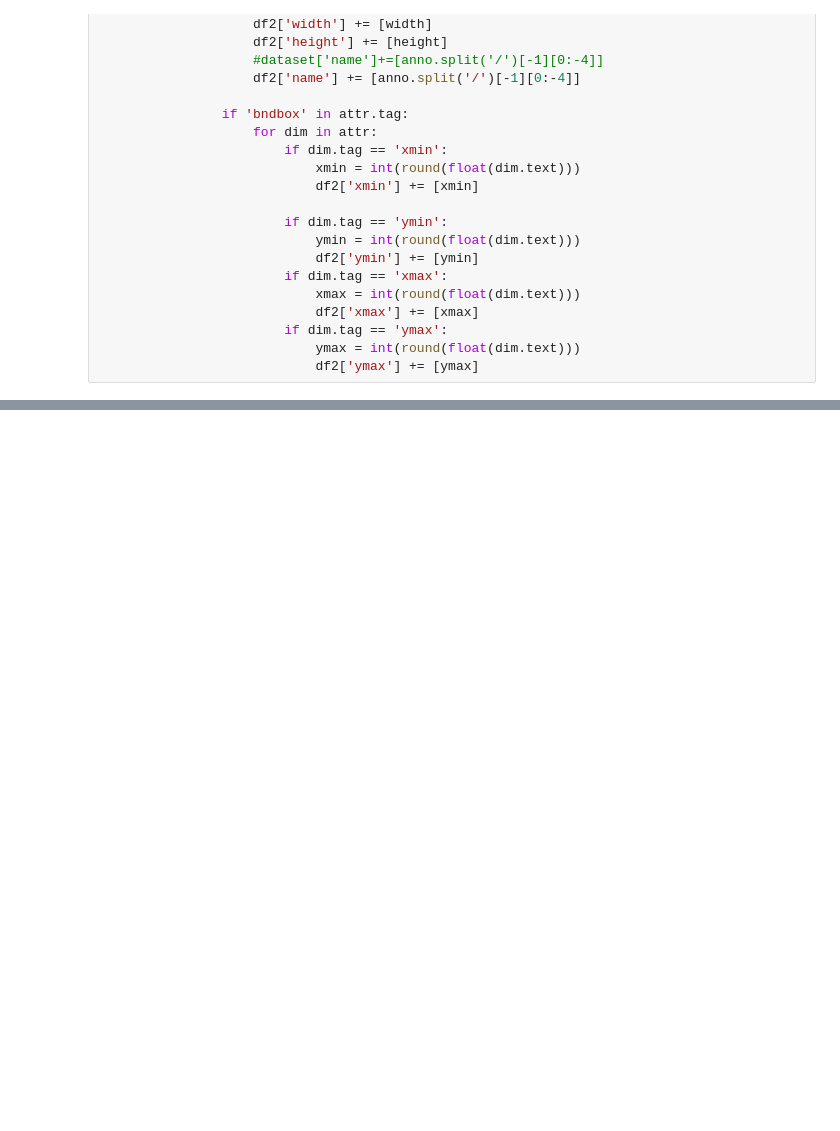
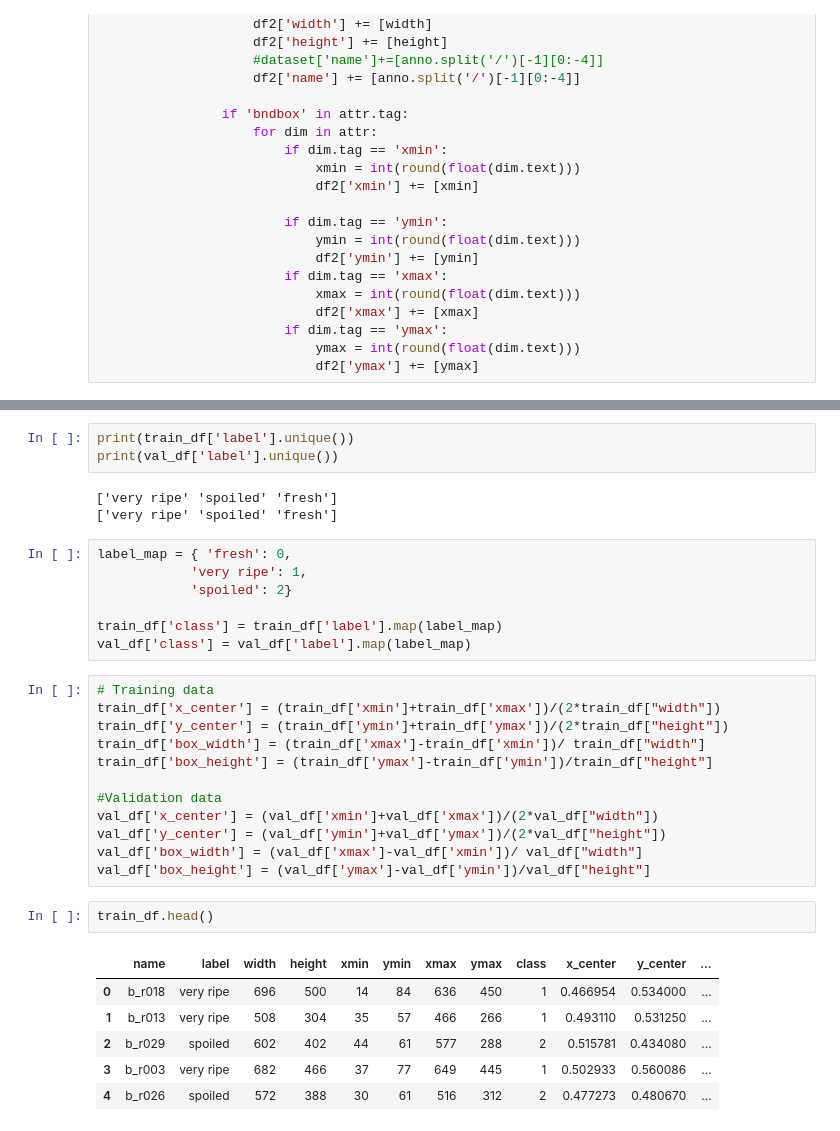
Before and after one commit to owenc8/CV_Project_freshVSrotten, a Jupyter notebook: CV_project_bananas.ipynb, the cells around one changed output, grey strips where cells are left out. Drawn from its saved outputs; the diff is of its cells as text; blank space fills up the shorter version.

```diff
--- a/CV_project_bananas.ipynb
+++ b/CV_project_bananas.ipynb
@@ -179,0 +257,34 @@ val_df.head()
+# %%
+print(train_df['label'].unique())
+print(val_df['label'].unique())
+# %% [output]
+['very ripe' 'spoiled' 'fresh']
+['very ripe' 'spoiled' 'fresh']
+# %%
+label_map = { 'fresh': 0,
+            'very ripe': 1,
+            'spoiled': 2}
+
+train_df['class'] = train_df['label'].map(label_map)
+val_df['class'] = val_df['label'].map(label_map)
+# %%
+# Training data
+train_df['x_center'] = (train_df['xmin']+train_df['xmax'])/(2*train_df["width"])
+train_df['y_center'] = (train_df['ymin']+train_df['ymax'])/(2*train_df["height"])
+train_df['box_width'] = (train_df['xmax']-train_df['xmin'])/ train_df["width"]
+train_df['box_height'] = (train_df['ymax']-train_df['ymin'])/train_df["height"]
+
+#Validation data
+val_df['x_center'] = (val_df['xmin']+val_df['xmax'])/(2*val_df["width"])
+val_df['y_center'] = (val_df['ymin']+val_df['ymax'])/(2*val_df["height"])
+val_df['box_width'] = (val_df['xmax']-val_df['xmin'])/ val_df["width"]
+val_df['box_height'] = (val_df['ymax']-val_df['ymin'])/val_df["height"]
+# %%
+train_df.head()
+# %% [output]
+|  | name | label | width | height | xmin | ymin | xmax | ymax | class | x_center | y_center | ... |
+| 0 | b_r018 | very ripe | 696 | 500 | 14 | 84 | 636 | 450 | 1 | 0.466954 | 0.534000 | ... |
+| 1 | b_r013 | very ripe | 508 | 304 | 35 | 57 | 466 | 266 | 1 | 0.493110 | 0.531250 | ... |
+| 2 | b_r029 | spoiled | 602 | 402 | 44 | 61 | 577 | 288 | 2 | 0.515781 | 0.434080 | ... |
+| 3 | b_r003 | very ripe | 682 | 466 | 37 | 77 | 649 | 445 | 1 | 0.502933 | 0.560086 | ... |
+| 4 | b_r026 | spoiled | 572 | 388 | 30 | 61 | 516 | 312 | 2 | 0.477273 | 0.480670 | ... |
```
Also changed, not shown: parts of 17 cells of this notebook.
